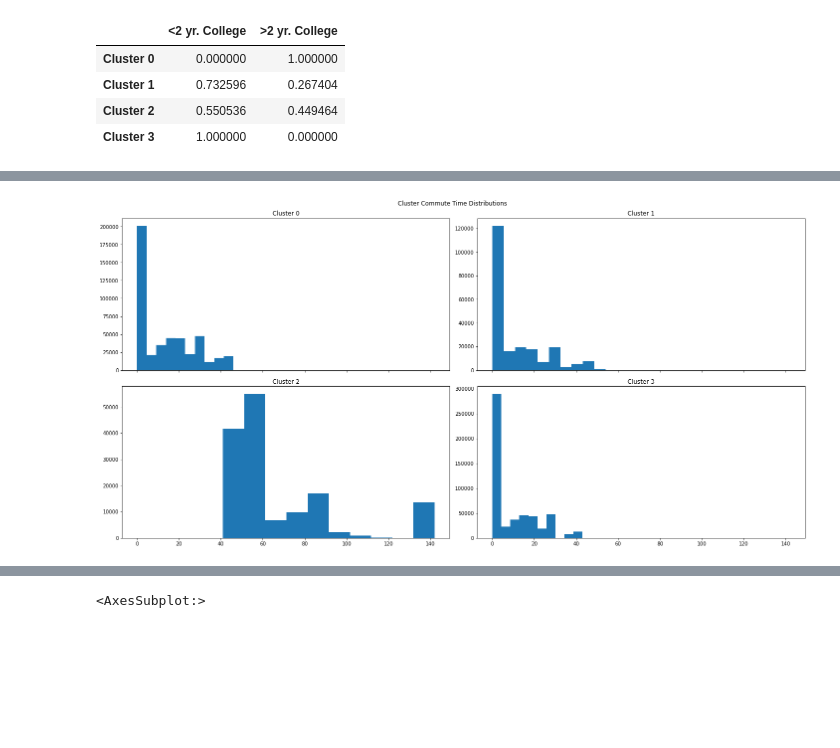
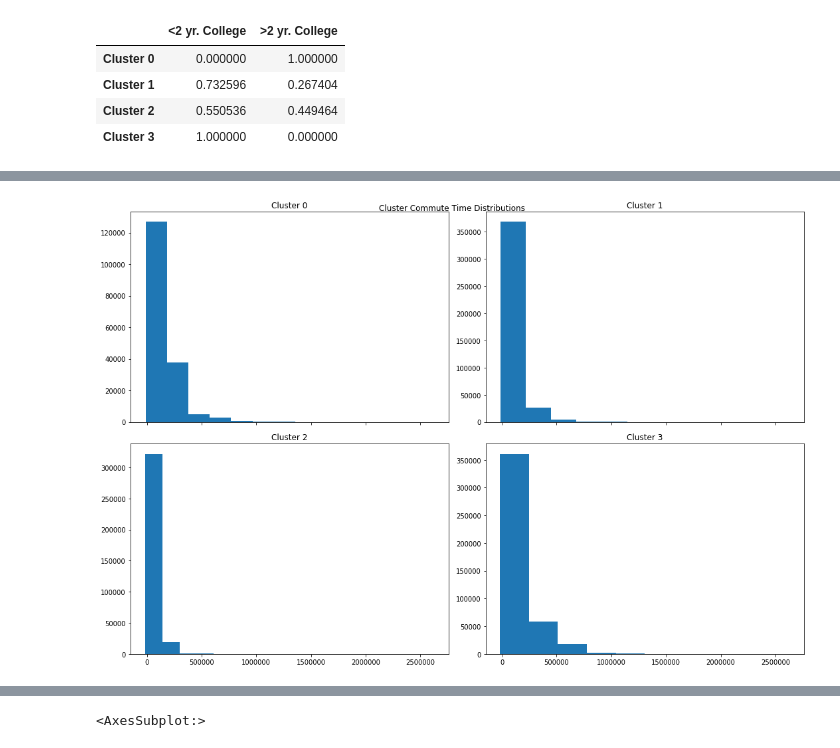
Before and after one commit to aren-kab/CDI-Capstone, a Jupyter notebook: MultiYearClust.ipynb, the cells around one changed output, grey strips where cells are left out. Cells and saved outputs as stored; diff of their text form; code cells hidden in the pictures; blank space fills up the shorter version.

```diff
--- a/MultiYearClust.ipynb
+++ b/MultiYearClust.ipynb
@@ -19,7 +19,7 @@ from sklearn.cluster import DBSCAN
 from sklearn import preprocessing
 from sklearn.preprocessing import StandardScaler
 # %%
-# fileName = "C:/Users/Aren Kabarajian/Downloads/usa_00012.csv"
-fileName = "C:/Users/akaba/Downloads/usa_00012.csv"
+fileName = "C:/Users/Aren Kabarajian/Downloads/usa_00012.csv"
+# fileName = "C:/Users/akaba/Downloads/usa_00012.csv"
 file = pd.read_csv(fileName)
 dfCDI = pd.DataFrame(file)
@@ -324,18 +349,18 @@ dfEDU_2019
 # %%
-fig, axs = plt.subplots(2, 2, sharex=True, figsize=(20,10))
+fig, axs = plt.subplots(2, 2, sharex=True, figsize=(15,10))
 fig.suptitle("Cluster Commute Time Distributions")
 
-axs[0, 0].hist(clust2019_0['TRANTIME'])
+axs[0, 0].hist(clust2019_0['HHINCOME'])
 axs[0, 0].set_title('Cluster 0')
-axs[0, 1].hist(clust2019_1['TRANTIME'])
+axs[0, 1].hist(clust2019_1['HHINCOME'])
 axs[0, 1].set_title('Cluster 1')
-axs[1, 0].hist(clust2019_2['TRANTIME'])
+axs[1, 0].hist(clust2019_2['HHINCOME'])
 axs[1, 0].set_title('Cluster 2')
-axs[1, 1].hist(clust2019_3['TRANTIME'])
+axs[1, 1].hist(clust2019_3['HHINCOME'])
 axs[1, 1].set_title('Cluster 3')
 
 plt.tight_layout()
 for ax in axs.flat[4:]:
     ax.set(xlabel='Commute Time (Minutes)')
 # %% [output]
-[figure, old version]
+[figure, new version]
```
Also changed, not shown: parts of 10 cells of this notebook.
